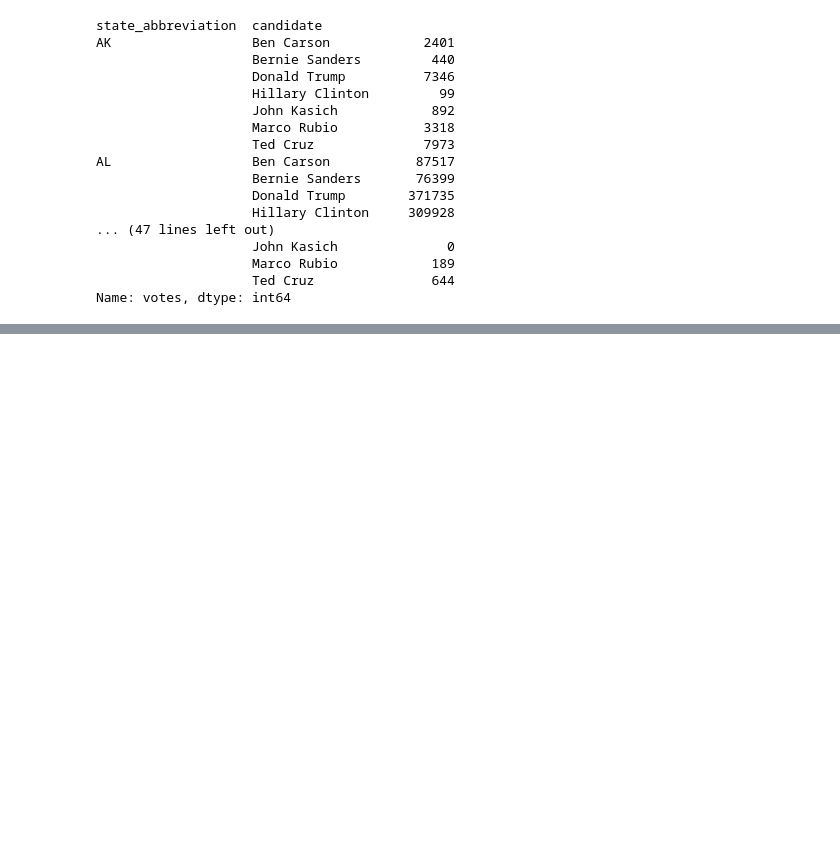
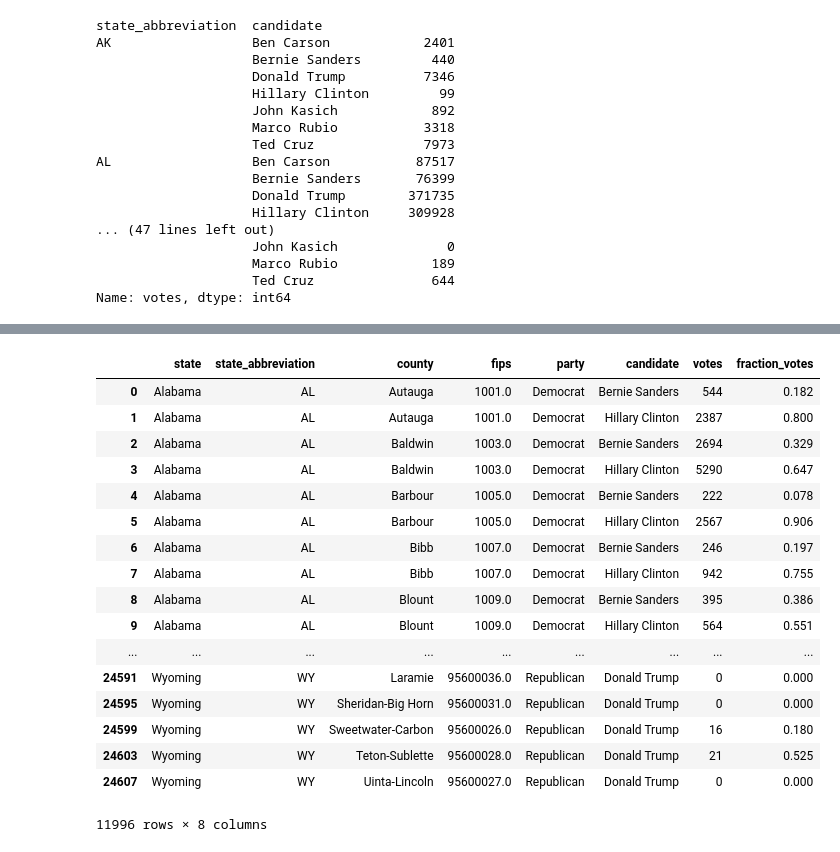
Before and after one commit to EduardoMoraesRitter/SciPy, a Jupyter notebook: Pandas/6.81 Operacaoes Agregate Grouping no DataFrame.ipynb, the cells around one changed output, grey strips where cells are left out. Drawn from its saved outputs; the diff is of its cells as text; code cells hidden in the pictures; blank space fills up the shorter version.

```diff
--- a/Pandas/6.81 Operacaoes Agregate Grouping no DataFrame.ipynb
+++ b/Pandas/6.81 Operacaoes Agregate Grouping no DataFrame.ipynb
@@ -191,0 +260,22 @@ Name: votes, dtype: int64
+# %%
+%timeit
+df.groupby('candidate').filter(lambda x:x['votes'].mean() > 2306.2527731502173)
+# %% [output]
+|  | state | state_abbreviation | county | fips | party | candidate | votes | fraction_votes |
+| 0 | Alabama | AL | Autauga | 1001.0 | Democrat | Bernie Sanders | 544 | 0.182 |
+| 1 | Alabama | AL | Autauga | 1001.0 | Democrat | Hillary Clinton | 2387 | 0.800 |
+| 2 | Alabama | AL | Baldwin | 1003.0 | Democrat | Bernie Sanders | 2694 | 0.329 |
+| 3 | Alabama | AL | Baldwin | 1003.0 | Democrat | Hillary Clinton | 5290 | 0.647 |
+| 4 | Alabama | AL | Barbour | 1005.0 | Democrat | Bernie Sanders | 222 | 0.078 |
+| 5 | Alabama | AL | Barbour | 1005.0 | Democrat | Hillary Clinton | 2567 | 0.906 |
+| 6 | Alabama | AL | Bibb | 1007.0 | Democrat | Bernie Sanders | 246 | 0.197 |
+| 7 | Alabama | AL | Bibb | 1007.0 | Democrat | Hillary Clinton | 942 | 0.755 |
+| 8 | Alabama | AL | Blount | 1009.0 | Democrat | Bernie Sanders | 395 | 0.386 |
+| 9 | Alabama | AL | Blount | 1009.0 | Democrat | Hillary Clinton | 564 | 0.551 |
+| ... | ... | ... | ... | ... | ... | ... | ... | ... |
+| 24591 | Wyoming | WY | Laramie | 95600036.0 | Republican | Donald Trump | 0 | 0.000 |
+| 24595 | Wyoming | WY | Sheridan-Big Horn | 95600031.0 | Republican | Donald Trump | 0 | 0.000 |
+| 24599 | Wyoming | WY | Sweetwater-Carbon | 95600026.0 | Republican | Donald Trump | 16 | 0.180 |
+| 24603 | Wyoming | WY | Teton-Sublette | 95600028.0 | Republican | Donald Trump | 21 | 0.525 |
+| 24607 | Wyoming | WY | Uinta-Lincoln | 95600027.0 | Republican | Donald Trump | 0 | 0.000 |
+11996 rows × 8 columns
```
Also changed, not shown: parts of 8 cells of this notebook, 2 other files.
